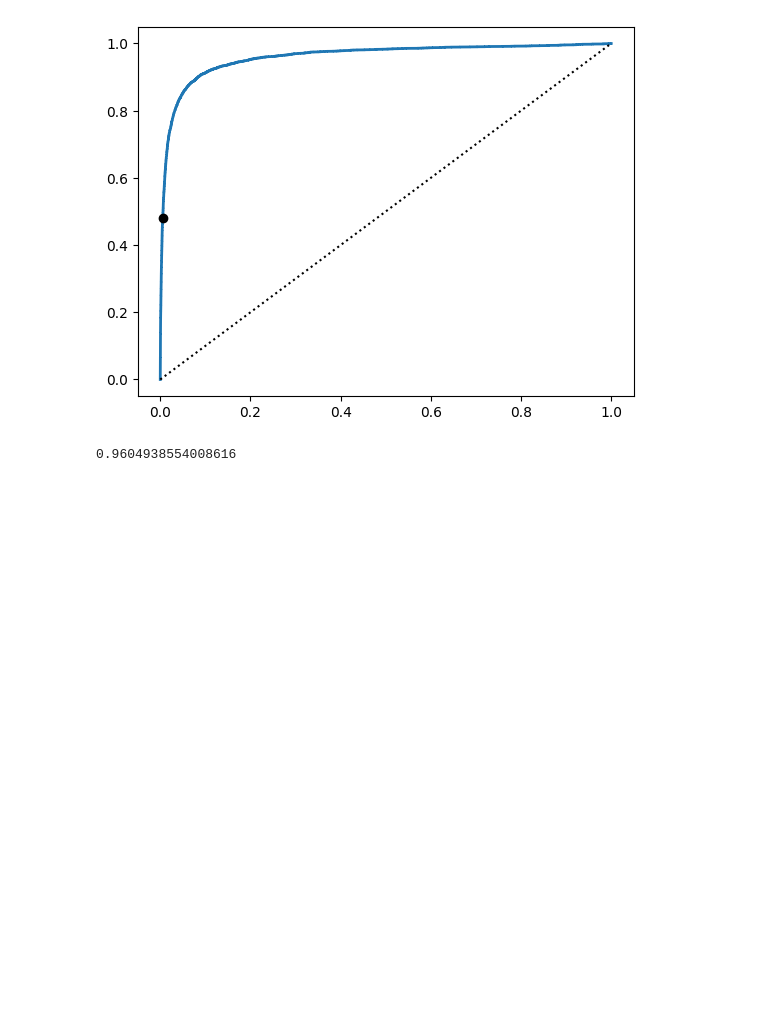
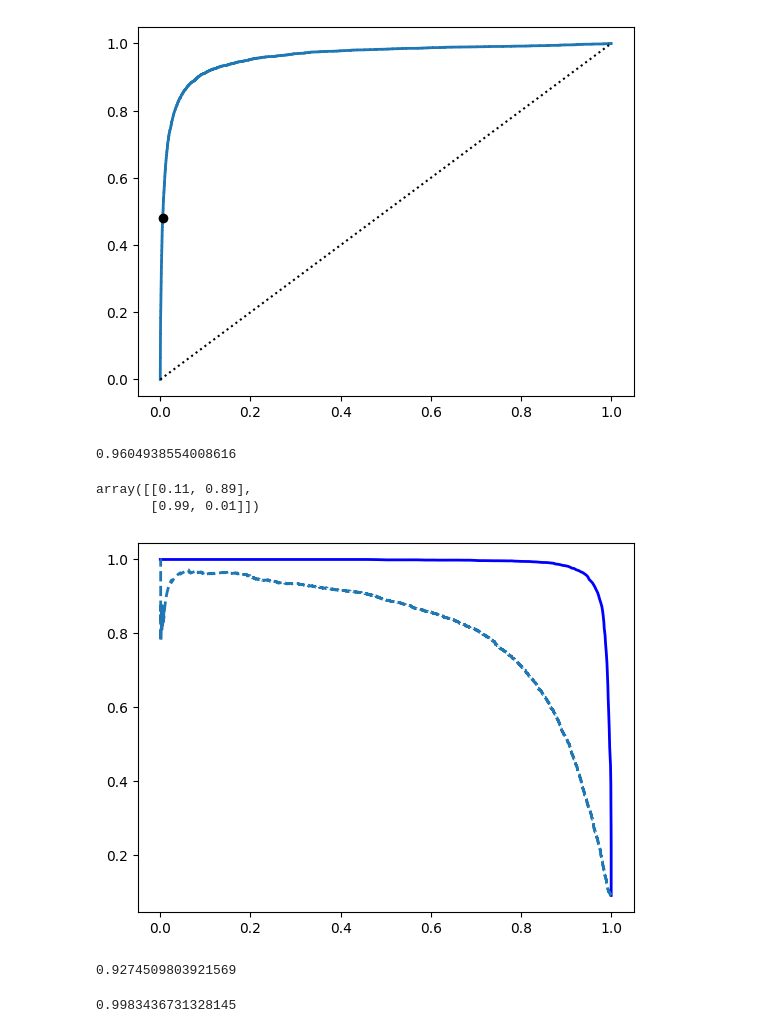
Before and after one commit to kwerulik/learning-ml-hands-on, a Jupyter notebook: Chapter_3/MINIST.ipynb, the cells around one changed output. Saved outputs shown, nothing was run; the diff lists cells and outputs as text; code cells hidden in the pictures; blank space fills up the shorter version.

Commit message:
Binary Classifier

```diff
--- a/Chapter_3/MINIST.ipynb
+++ b/Chapter_3/MINIST.ipynb
@@ -213,3 +213,31 @@ from sklearn.metrics import roc_auc_score
 roc_auc_score(y_train_5, y_scores)
 # %% [output]
 0.9604938554008616
+# %%
+from sklearn.ensemble import RandomForestClassifier
+forest_clf = RandomForestClassifier(random_state=42)
+# %%
+y_probas_forest = cross_val_predict(forest_clf, X_train,  y_train_5, cv=3, method="predict_proba")
+# %%
+y_probas_forest[:2]
+# %% [output]
+array([[0.11, 0.89],
+       [0.99, 0.01]])
+# %%
+y_scores_forest = y_probas_forest[:, 1]
+precison_forest, recalls_forest, thresholds_forest = precision_recall_curve(y_train_5, y_scores_forest)
+# %%
+plt.plot(recalls_forest, precison_forest, 'b-', linewidth=2, label='Random Forest')
+plt.plot(recalls, precisions, '--', linewidth=2, label='SGD')
+plt.show()
+# %% [output]
+[figure, added]
+# %%
+y_train_pred_forest = y_probas_forest[:, 1] >= 0.5
+f1_score(y_train_5, y_train_pred_forest)
+# %% [output]
+0.9274509803921569
+# %%
+roc_auc_score(y_train_5, y_scores_forest)
+# %% [output]
+0.9983436731328145
```
